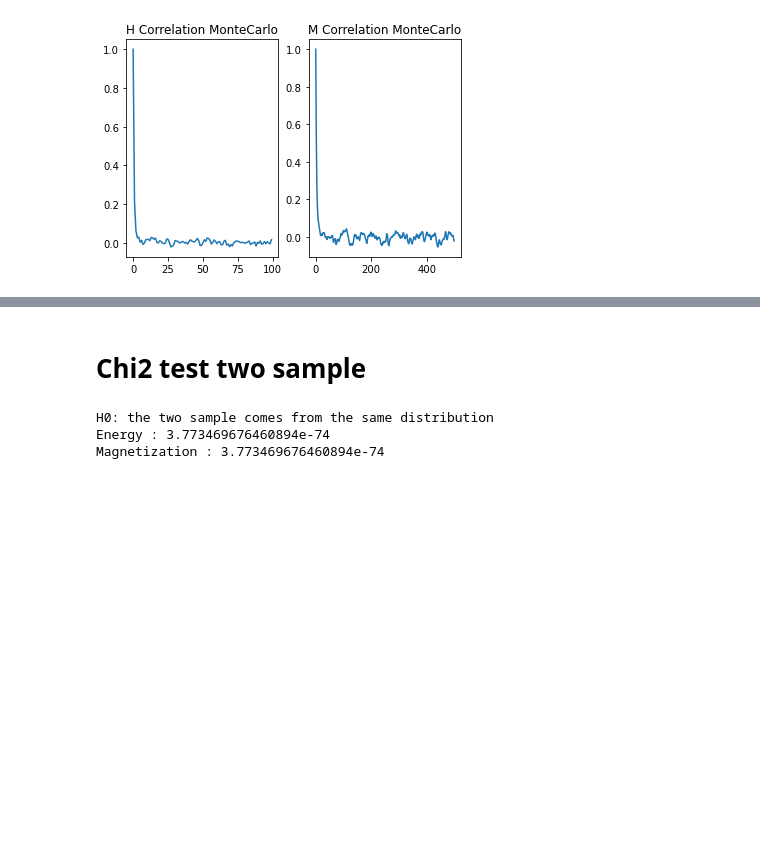
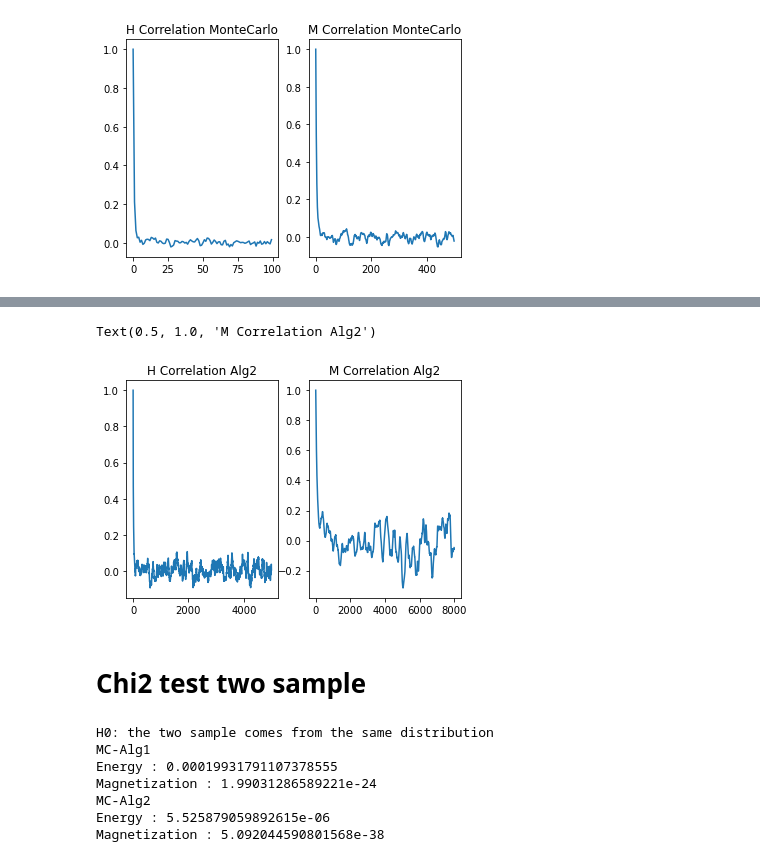
Before and after one commit to SabSav/thesis-code, a Jupyter notebook: examples/100_spins/Chart_low_T.ipynb, the cells around one changed output, grey strips where cells are left out. Drawn from its saved outputs; the diff is of its cells as text; code cells hidden in the pictures; blank space fills up the shorter version.

```diff
--- a/examples/100_spins/Chart_low_T.ipynb
+++ b/examples/100_spins/Chart_low_T.ipynb
@@ -102,3 +119,14 @@ Text(0.5, 1.0, 'M Correlation Alg1')
+# %%
+alg2_engy_corr = acrl(alg2["energy_sample"], 5000)
+alg2_m_corr = acrl(alg2["magnetization_sample"], 8000)
+fig_kde, axes = plt.subplots(1, 2)
+axes[0].plot(alg2_engy_corr)
+axes[0].set_title("H Correlation Alg2")
+axes[1].plot(alg2_m_corr)
+axes[1].set_title("M Correlation Alg2")
+# %% [output]
+Text(0.5, 1.0, 'M Correlation Alg2')
+[figure, added]
 # %%
 mc_m_counts = count_variables(mc["magnetization_sample"])
 alg1_m_counts = count_variables(alg1["magnetization_sample"])
@@ -112,12 +144,22 @@ display(Markdown("# Chi2 test two sample"))
 print(f'H0: the two sample comes from the same distribution')
 mc_engy = list(mc_engy_counts.values())
 alg1_engy = list(alg1_engy_counts.values())
+alg2_engy = list(alg2_engy_counts.values())
 mc_m = list(mc_m_counts.values())
 alg1_m = list(alg1_m_counts.values())
+alg2_m = list(alg2_m_counts.values())
+print(f'MC-Alg1')
 print(f'Energy :', chi_squared_test(mc_engy, alg1_engy))
 print(f'Magnetization :', chi_squared_test(mc_m, alg1_m))
+print(f'MC-Alg2')
+print(f'Energy :', chi_squared_test(mc_engy, alg2_engy))
+print(f'Magnetization :', chi_squared_test(mc_m, alg2_m))
 # %% [output]
 # Chi2 test two sample
 H0: the two sample comes from the same distribution
-Energy : 3.773469676460894e-74
-Magnetization : 3.773469676460894e-74
+MC-Alg1
+Energy : 0.00019931791107378555
+Magnetization : 1.99031286589221e-24
+MC-Alg2
+Energy : 5.525879059892615e-06
+Magnetization : 5.092044590801568e-38
```
Also changed, not shown: parts of 6 cells of this notebook, 44 other files.
